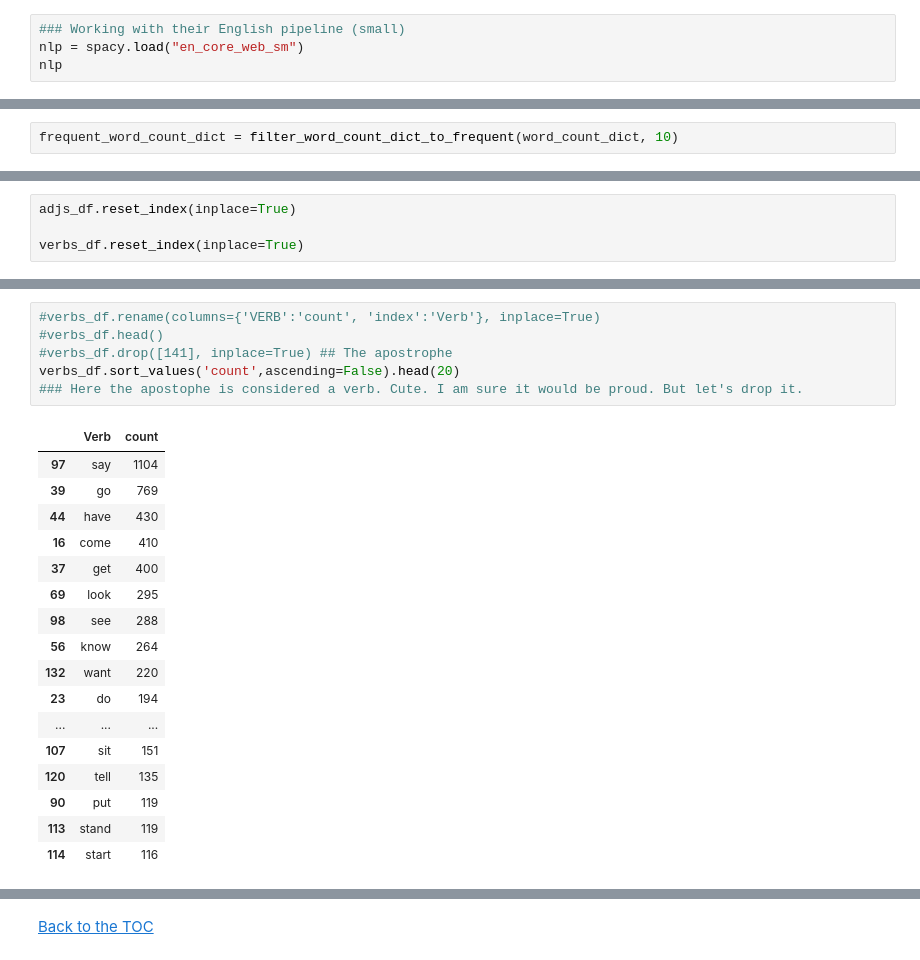
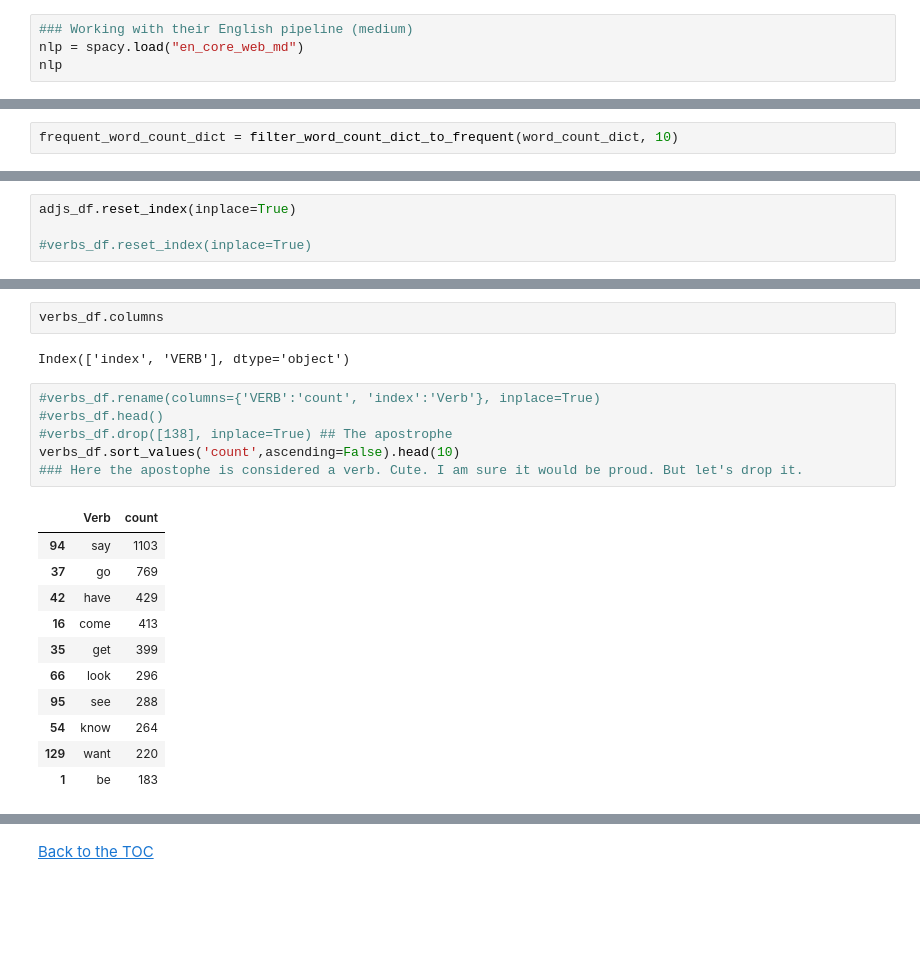
Before and after one commit to KirkHazen/Capstone_3, a Jupyter notebook: Hazen Data Wrangling and EDA for Capstone 3.ipynb, the cells around one changed output, grey strips where cells are left out. Saved outputs shown, nothing was run; the diff lists cells and outputs as text; blank space fills up the shorter version.

```diff
--- a/Hazen Data Wrangling and EDA for Capstone 3.ipynb
+++ b/Hazen Data Wrangling and EDA for Capstone 3.ipynb
@@ -142,8 +148,8 @@ print("How many tokens are text words? {:,}".format(sum([token.is_alpha for toke
 # %% [output]
 How many tokens are text words? 68,315
 # %%
-### Working with their English pipeline (small)
-nlp = spacy.load("en_core_web_sm")
+### Working with their English pipeline (medium)
+nlp = spacy.load("en_core_web_md")
 nlp
 # %% [output]
 <spacy.lang.en.English at 0x...>
@@ -432,4 +409,4 @@ print(nouns_df.shape, verbs_df.shape, adjs_df.shape)
 # %%
 adjs_df.reset_index(inplace=True)
 
-verbs_df.reset_index(inplace=True)
+#verbs_df.reset_index(inplace=True)
@@ -508,27 +485,25 @@ plt.show()
+# %%
+verbs_df.columns
+# %% [output]
+Index(['index', 'VERB'], dtype='object')
 # %%
 #verbs_df.rename(columns={'VERB':'count', 'index':'Verb'}, inplace=True)
 #verbs_df.head()
-#verbs_df.drop([141], inplace=True) ## The apostrophe
-verbs_df.sort_values('count',ascending=False).head(20)
+#verbs_df.drop([138], inplace=True) ## The apostrophe
+verbs_df.sort_values('count',ascending=False).head(10)
 ### Here the apostophe is considered a verb. Cute. I am sure it would be proud. But let's drop it.
 # %% [output]
 |  | Verb | count |
-| 97 | say | 1104 |
-| 39 | go | 769 |
-| 44 | have | 430 |
-| 16 | come | 410 |
-| 37 | get | 400 |
-| 69 | look | 295 |
-| 98 | see | 288 |
-| 56 | know | 264 |
-| 132 | want | 220 |
-| 23 | do | 194 |
-| ... | ... | ... |
-| 107 | sit | 151 |
-| 120 | tell | 135 |
-| 90 | put | 119 |
-| 113 | stand | 119 |
-| 114 | start | 116 |
+| 94 | say | 1103 |
+| 37 | go | 769 |
+| 42 | have | 429 |
+| 16 | come | 413 |
+| 35 | get | 399 |
+| 66 | look | 296 |
+| 95 | see | 288 |
+| 54 | know | 264 |
+| 129 | want | 220 |
+| 1 | be | 183 |
 # %%
 sns.barplot(x="Verb", y='count', data=verbs_df.query('count > 50').sort_values('count', ascending=False))
 sns.set(rc = {'figure.figsize':(20,10)})
```
Also changed, not shown: parts of 74 cells of this notebook, 5 other files.
